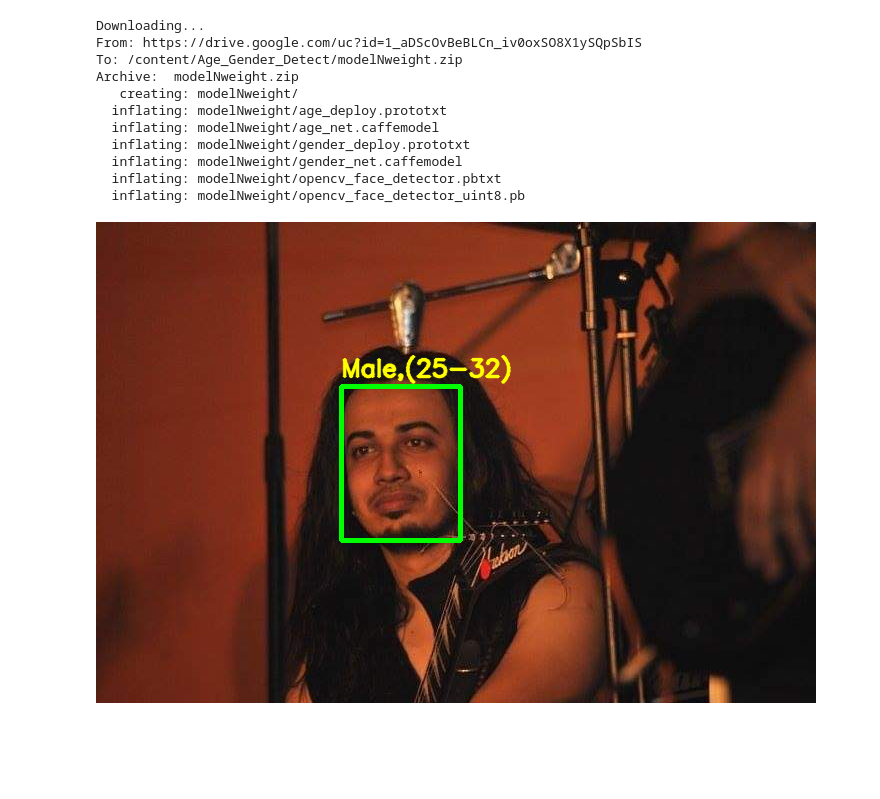
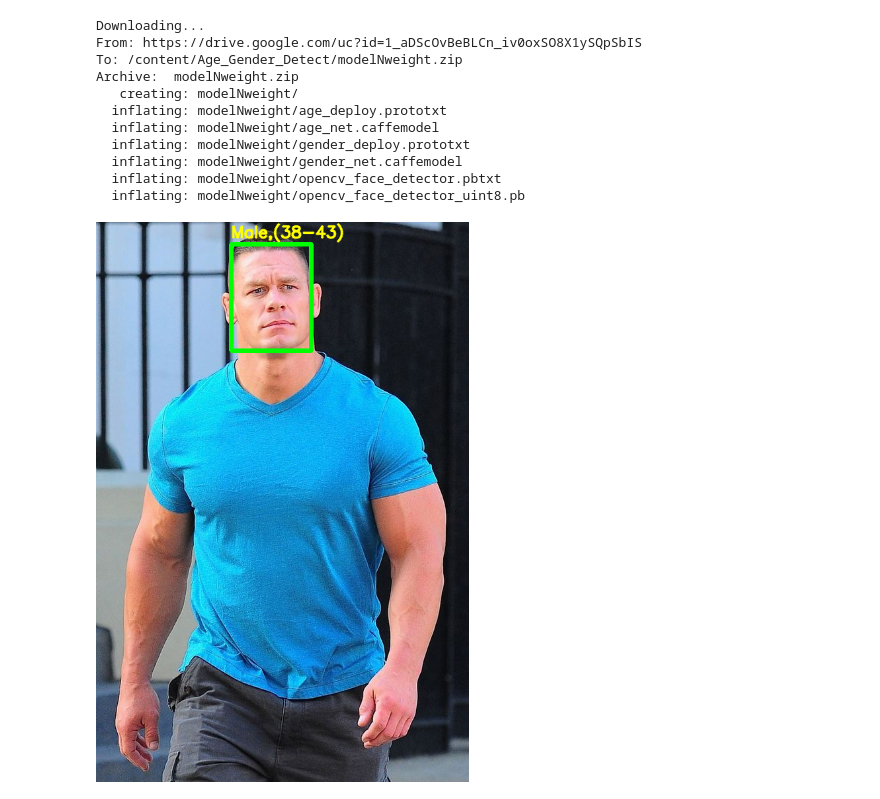
Before and after one commit to FardinHash/Age_Gender_Detect, a Jupyter notebook: Age_Gender.ipynb, the cells around one changed output. Cells and saved outputs as stored; diff of their text form; code cells hidden in the pictures; blank space fills up the shorter version.

```diff
--- a/Age_Gender.ipynb
+++ b/Age_Gender.ipynb
@@ -96,8 +94,8 @@ def age_gender_detector(frame):
         cv.putText(frameFace, label, (bbox[0], bbox[1]-10), cv.FONT_HERSHEY_SIMPLEX, 0.8, (0, 255, 255), 2, cv.LINE_AA)
     return frameFace
 # %%
-input = cv.imread("OH.jpg")
+input = cv.imread("JC.jpg")
 output = age_gender_detector(input)
 cv2_imshow(output)
 # %% [output]
-[figure, old version]
+[figure, new version]
```
Also changed, not shown: parts of 3 cells of this notebook.
